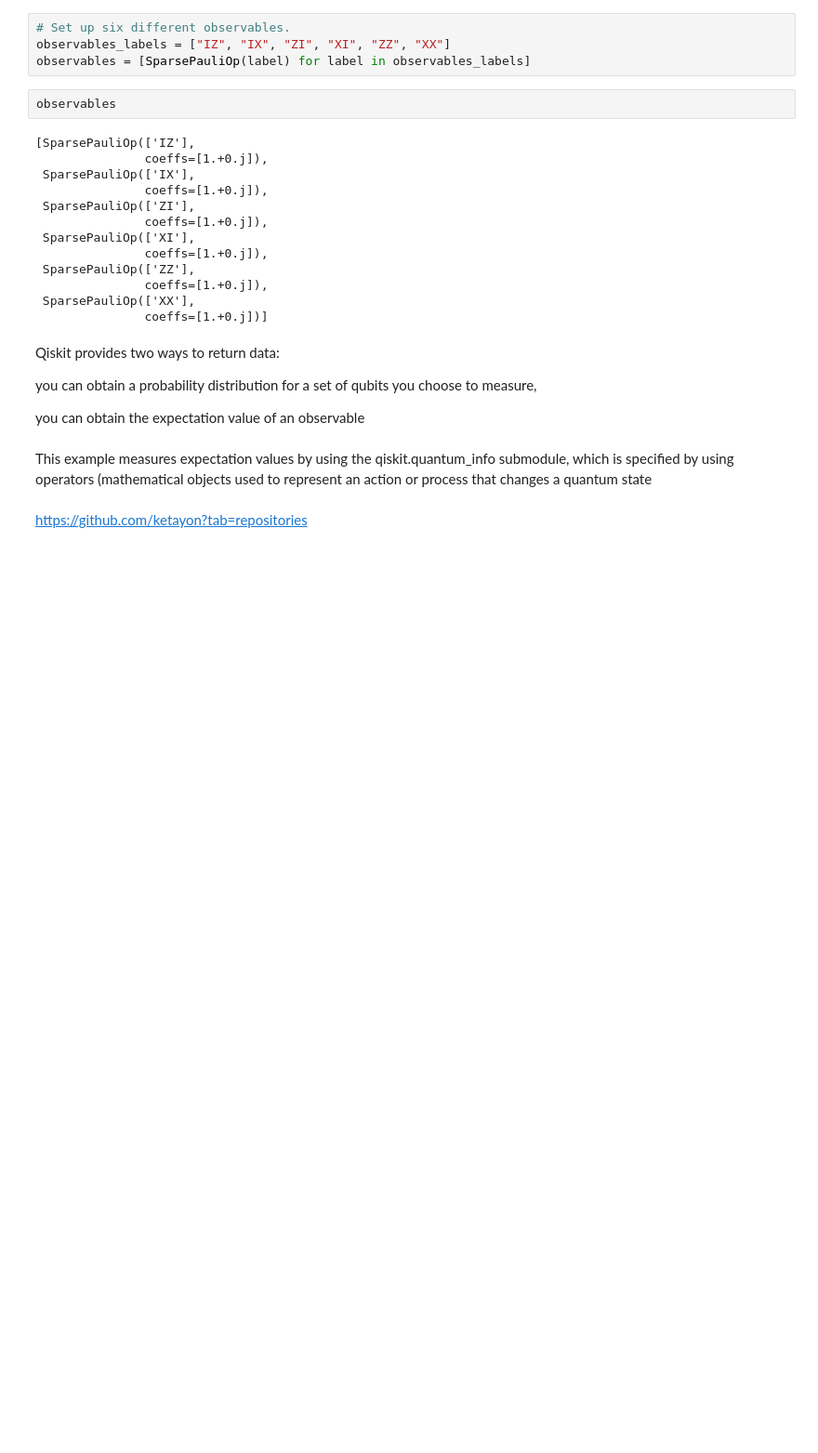
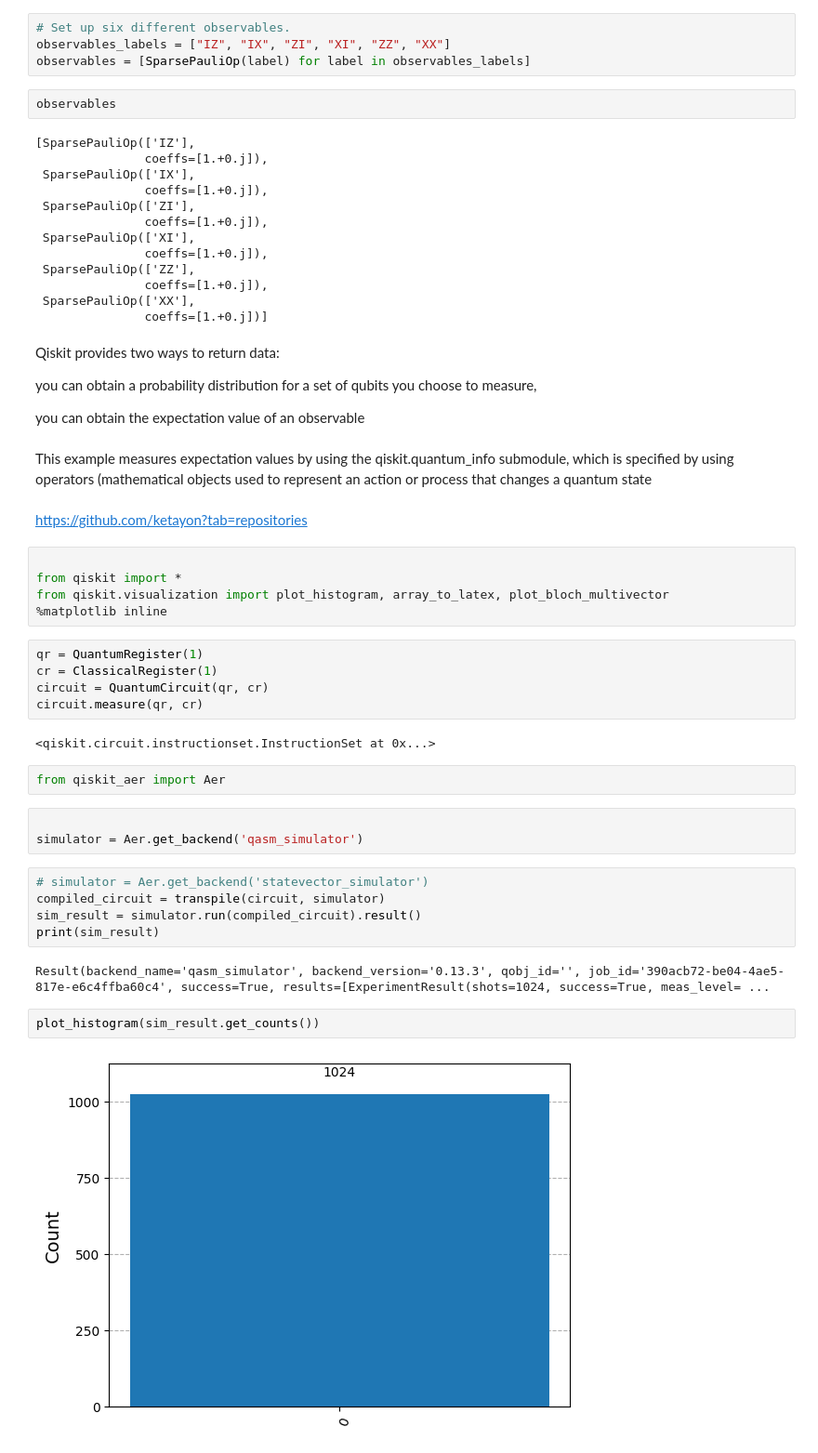
Before and after one commit to SAMANTA1401/Q_computing, a Jupyter notebook: qiskit/experiment.ipynb, the cells around one changed output. Shown at 93% size. Saved outputs shown, nothing was run; the diff lists cells and outputs as text; blank space fills up the shorter version.

Commit message:
state vector

```diff
--- a/qiskit/experiment.ipynb
+++ b/qiskit/experiment.ipynb
@@ -62,3 +62,31 @@ you can obtain the expectation value of an observable
 This example measures expectation values by using the qiskit.quantum_info submodule, which is specified by using operators (mathematical objects used to represent an action or process that changes a quantum state
 # %% [markdown]
 https://github.com/ketayon?tab=repositories
+# %%
+
+from qiskit import *
+from qiskit.visualization import plot_histogram, array_to_latex, plot_bloch_multivector
+%matplotlib inline
+# %%
+qr = QuantumRegister(1)
+cr = ClassicalRegister(1)
+circuit = QuantumCircuit(qr, cr)
+circuit.measure(qr, cr)
+# %% [output]
+<qiskit.circuit.instructionset.InstructionSet at 0x...>
+# %%
+from qiskit_aer import Aer
+# %%
+
+simulator = Aer.get_backend('qasm_simulator')
+# %%
+# simulator = Aer.get_backend('statevector_simulator')
+compiled_circuit = transpile(circuit, simulator)
+sim_result = simulator.run(compiled_circuit).result()
+print(sim_result)
+# %% [output]
+Result(backend_name='qasm_simulator', backend_version='0.13.3', qobj_id='', job_id='390acb72-be04-4ae5-817e-e6c4ffba60c4', success=True, results=[ExperimentResult(shots=1024, success=True, meas_level= ...
+# %%
+plot_histogram(sim_result.get_counts())
+# %% [output]
+[figure, added]
```
Also changed, not shown: parts of 12 cells of this notebook, 1 other file.
